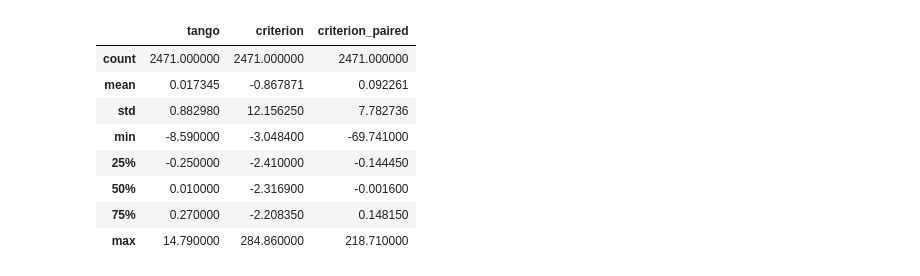
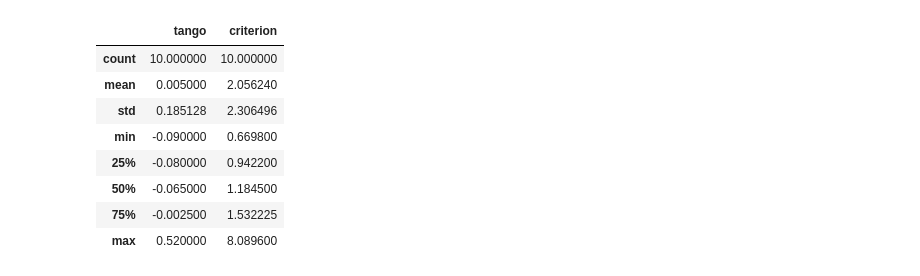
Before and after one commit to bazhenov/tango, a Jupyter notebook: tango-compare/graph.ipynb, the cells around one changed output. Cells and saved outputs as stored; diff of their text form; code cells hidden in the pictures.

Commit message:
Comparing tango to criterion

```diff
--- a/tango-compare/graph.ipynb
+++ b/tango-compare/graph.ipynb
@@ -35,33 +45,31 @@ def parse_tango_changes(file_name: str) -> [float]:
             significant.append(matches[1] == "*")
     return result, significant
 # %%
-experiment_path = "exp5"
+experiment_path = "result"
 
 tango, tango_significant = parse_tango_changes(f"{experiment_path}/tango.txt")
 criterion, criterion_significant = parse_criterion_mean_changes(f"{experiment_path}/criterion.txt")
-criterion_paired, criterion_paired_significant = parse_criterion_mean_changes(f"{experiment_path}/criterion-paired.txt")
+#criterion_paired, criterion_paired_significant = parse_criterion_mean_changes(f"{experiment_path}/criterion-paired.txt")
 
 data = pd.DataFrame({
     'tango': tango,
     'criterion': criterion,
-    'criterion_paired': criterion_paired,
 })
 
 significant = pd.DataFrame({
     'tango': tango_significant,
     'criterion': criterion_significant,
-    'criterion_paired': criterion_paired_significant,
 })
 
 display(data.describe())
 # %% [output]
-|  | tango | criterion | criterion_paired |
-| count | 2471.000000 | 2471.000000 | 2471.000000 |
-| mean | 0.017345 | -0.867871 | 0.092261 |
-| std | 0.882980 | 12.156250 | 7.782736 |
-| min | -8.590000 | -3.048400 | -69.741000 |
-| 25% | -0.250000 | -2.410000 | -0.144450 |
-| 50% | 0.010000 | -2.316900 | -0.001600 |
-| 75% | 0.270000 | -2.208350 | 0.148150 |
-| max | 14.790000 | 284.860000 | 218.710000 |
+|  | tango | criterion |
+| count | 10.000000 | 10.000000 |
+| mean | 0.005000 | 2.056240 |
+| std | 0.185128 | 2.306496 |
+| min | -0.090000 | 0.669800 |
+| 25% | -0.080000 | 0.942200 |
+| 50% | -0.065000 | 1.184500 |
+| 75% | -0.002500 | 1.532225 |
+| max | 0.520000 | 8.089600 |
 # %%
```
Also changed, not shown: parts of 2 cells of this notebook, 2 other files.
